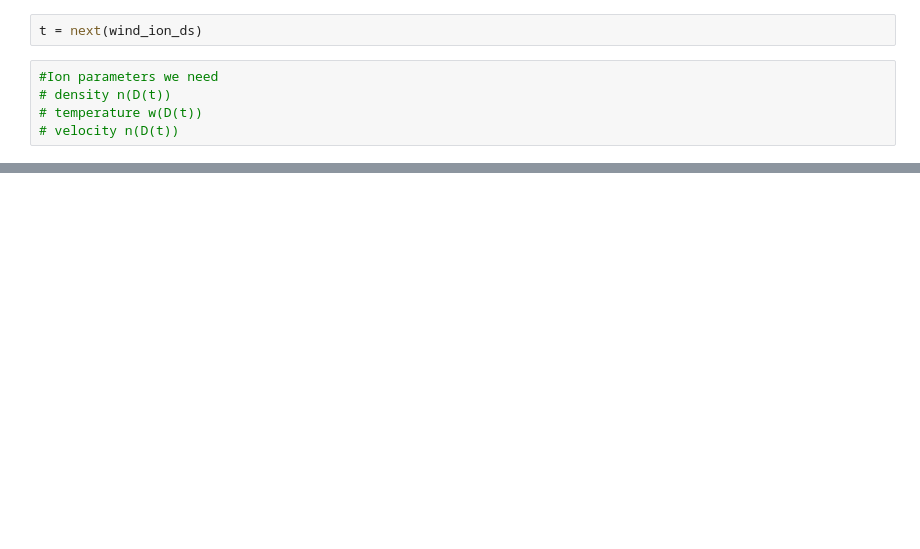
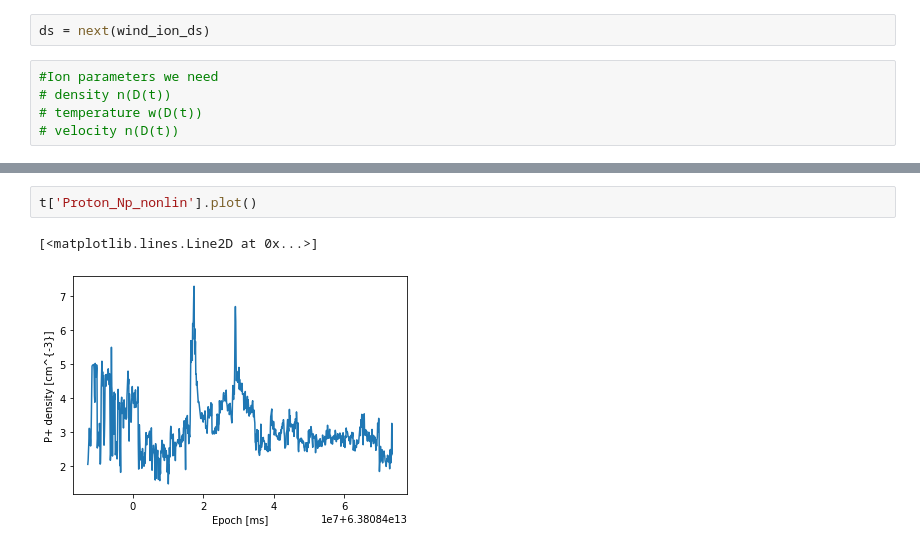
Before and after one commit to zemarchezi/NASASpaceApps, a Jupyter notebook: Read_Dataset.ipynb, the cells around one changed output, grey strips where cells are left out. Cells and saved outputs as stored; diff of their text form; blank space fills up the shorter version.

```diff
--- a/Read_Dataset.ipynb
+++ b/Read_Dataset.ipynb
@@ -81,7 +81,7 @@ def load_cdf_files(data='wind'):
 # %%
 wind_ion_ds = load_cdf_files(data='wind_ion')
 # %%
-t = next(wind_ion_ds)
+ds = next(wind_ion_ds)
 # %%
 #Ion parameters we need
 # density n(D(t))
@@ -109,0 +110,5 @@ t.cdf_info()
+# %%
+t['Proton_Np_nonlin'].plot()
+# %% [output]
+[<matplotlib.lines.Line2D at 0x...>]
+[figure, added]
```
Also changed, not shown: parts of 3 cells of this notebook.
